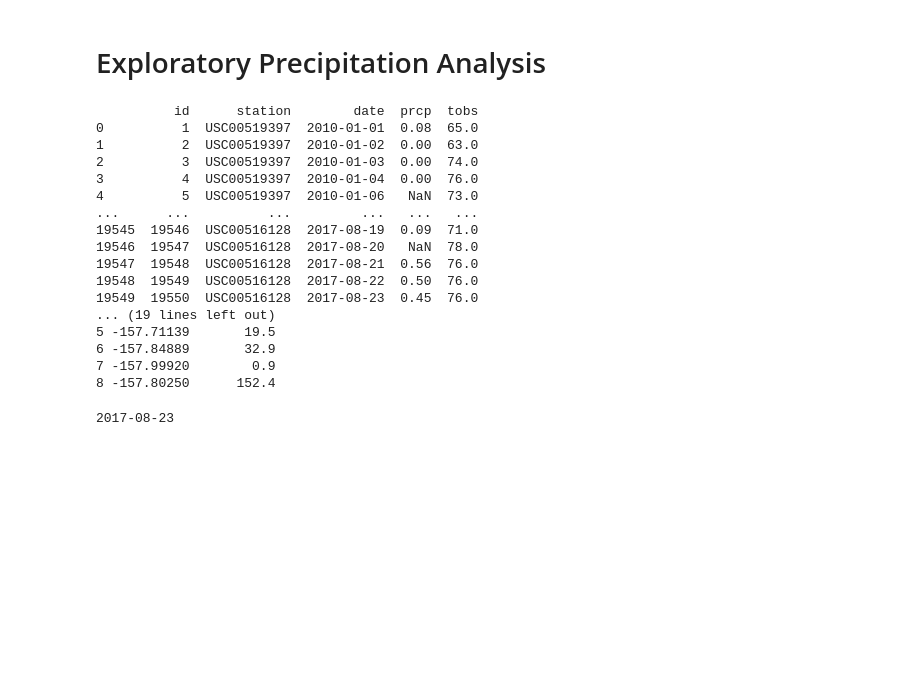
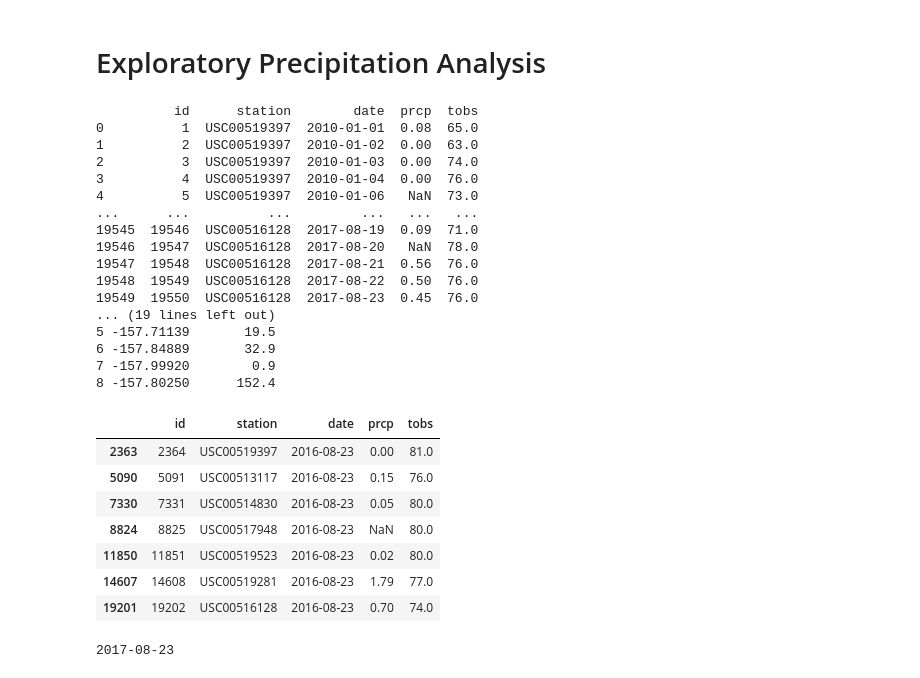
Before and after one commit to pratixashah/Hawaii-s-Climate-Analysis, a Jupyter notebook: climate_starter.ipynb, the cells around one changed output. Cells and saved outputs as stored; diff of their text form; code cells hidden in the pictures; blank space fills up the shorter version.

```diff
--- a/climate_starter.ipynb
+++ b/climate_starter.ipynb
@@ -53,29 +53,39 @@ session = Session(bind=engine)
 # %%
 import pandas as pd
 
 measurement_df = pd.DataFrame(session.query(Measurement.id, Measurement.station, Measurement.date, Measurement.prcp, Measurement.tobs).all())
 print(measurement_df)
 
 station_df = pd.DataFrame(session.query(Station.id, Station.station, Station.name, Station.latitude, Station.longitude,Station.elevation).all())
 print(station_df)
+
+measurement_df[measurement_df['date'] == '2016-08-23']
 # %% [output]
           id      station        date  prcp  tobs
 0          1  USC00519397  2010-01-01  0.08  65.0
 1          2  USC00519397  2010-01-02  0.00  63.0
 2          3  USC00519397  2010-01-03  0.00  74.0
 3          4  USC00519397  2010-01-04  0.00  76.0
 4          5  USC00519397  2010-01-06   NaN  73.0
 ...      ...          ...         ...   ...   ...
 19545  19546  USC00516128  2017-08-19  0.09  71.0
 19546  19547  USC00516128  2017-08-20   NaN  78.0
 19547  19548  USC00516128  2017-08-21  0.56  76.0
 19548  19549  USC00516128  2017-08-22  0.50  76.0
 19549  19550  USC00516128  2017-08-23  0.45  76.0
 ... (19 lines left out)
 5 -157.71139       19.5
 6 -157.84889       32.9
 7 -157.99920        0.9
 8 -157.80250      152.4
+|  | id | station | date | prcp | tobs |
+| 2363 | 2364 | USC00519397 | 2016-08-23 | 0.00 | 81.0 |
+| 5090 | 5091 | USC00513117 | 2016-08-23 | 0.15 | 76.0 |
+| 7330 | 7331 | USC00514830 | 2016-08-23 | 0.05 | 80.0 |
+| 8824 | 8825 | USC00517948 | 2016-08-23 | NaN | 80.0 |
+| 11850 | 11851 | USC00519523 | 2016-08-23 | 0.02 | 80.0 |
+| 14607 | 14608 | USC00519281 | 2016-08-23 | 1.79 | 77.0 |
+| 19201 | 19202 | USC00516128 | 2016-08-23 | 0.70 | 74.0 |
 # %%
 # Find the most recent date in the data set.
 
```
Also changed, not shown: parts of 2 cells of this notebook, 1 other file.
